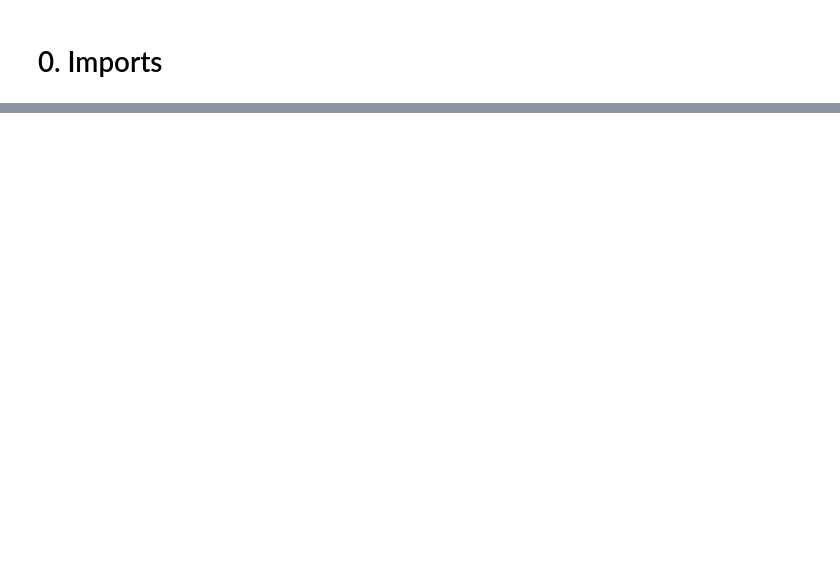
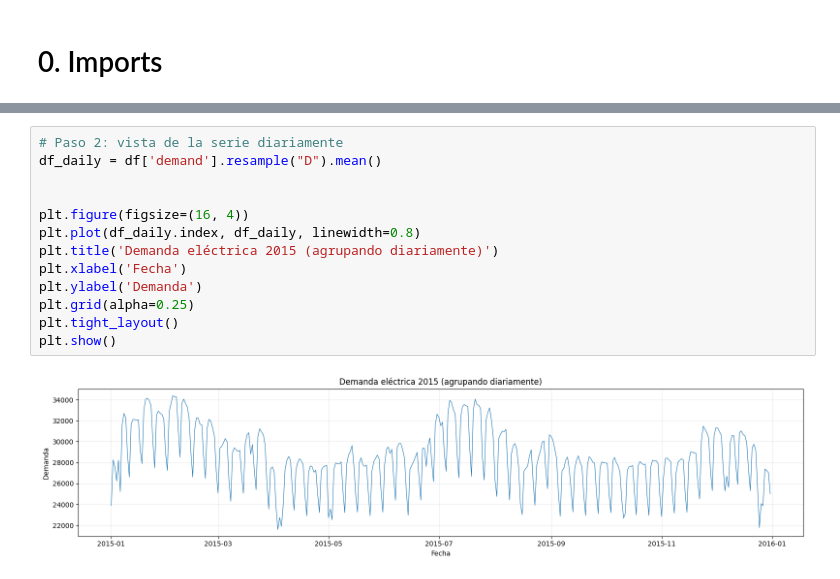
Before and after one commit to alcazar-jesus/serie-temporales-datos-complejos, a Jupyter notebook: TrabajoTemaSeriesTemporales/analisis_series_temporales.ipynb, the cells around one changed output, grey strips where cells are left out. Saved outputs shown, nothing was run; the diff lists cells and outputs as text; blank space fills up the shorter version.

```diff
--- a/TrabajoTemaSeriesTemporales/analisis_series_temporales.ipynb
+++ b/TrabajoTemaSeriesTemporales/analisis_series_temporales.ipynb
@@ -72,3 +110,18 @@ print('Valores nulos en demanda:', df_plot['demanda'].isna().sum())
 Rango temporal: 2015-01-01 00:00:00 -> 2015-12-31 23:50:00
 Número de registros: 52560
 Valores nulos en demanda: 0
+# %%
+# Paso 2: vista de la serie diariamente
+df_daily = df['demand'].resample("D").mean()
+
+
+plt.figure(figsize=(16, 4))
+plt.plot(df_daily.index, df_daily, linewidth=0.8)
+plt.title('Demanda eléctrica 2015 (agrupando diariamente)')
+plt.xlabel('Fecha')
+plt.ylabel('Demanda')
+plt.grid(alpha=0.25)
+plt.tight_layout()
+plt.show()
+# %% [output]
+[figure, added]
```
Also changed, not shown: parts of 67 cells of this notebook, 3 other files.
